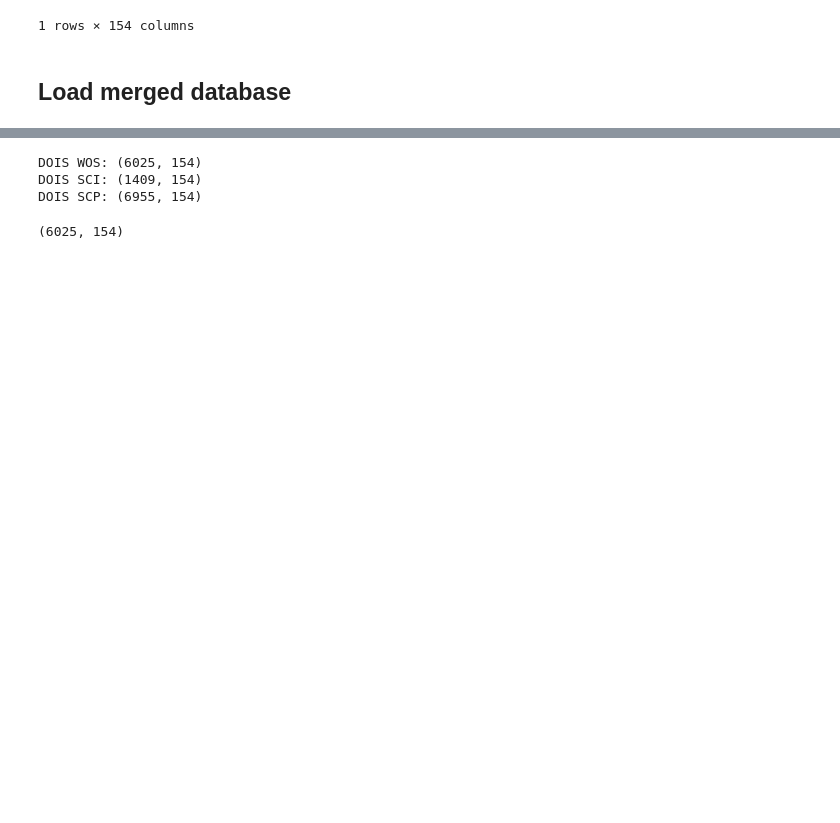
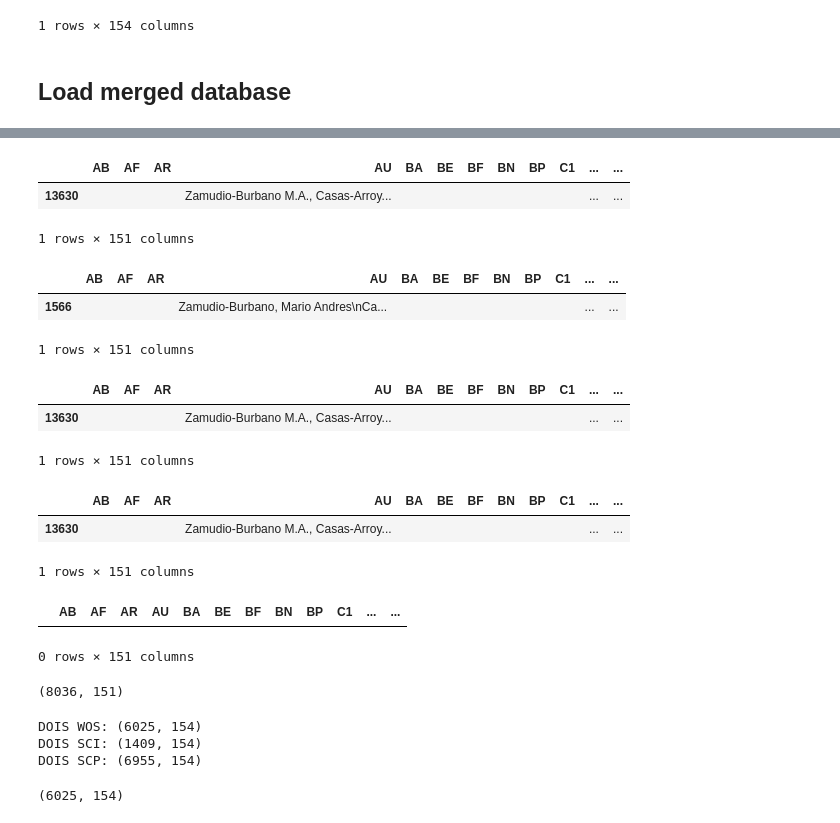
Before and after one commit to restrepo/medicion, a Jupyter notebook: cienciometria/WOS_SCI_SCP.ipynb, the cells around one changed output, grey strips where cells are left out. Drawn from its saved outputs; the diff is of its cells as text; code cells hidden in the pictures; blank space fills up the shorter version.

```diff
--- a/cienciometria/WOS_SCI_SCP.ipynb
+++ b/cienciometria/WOS_SCI_SCP.ipynb
@@ -81,4 +88,6 @@ UDEA.WOS_SCI_SCP.sample()
 udea=wp.wosplus('drive.cfg')
 # %%
 #udea.load_biblio('UDEA_WOS_SCI_SCP.xlsx')
+# %%
+UDEA=pd.read_excel('UDEA_WOS_SCI_SCP.xlsx')
 # %%
@@ -92,3 +140,36 @@ wp.df_split( UDEA, 'DI',Operator='!=',condition='')[0].shape
+# %%
+UDEA[UDEA.DI=='10.1016/j.rca.2015.03.008']
+# %% [output]
+|  | AB | AF | AR | AU | BA | BE | BF | BN | BP | C1 | ... | ... |
+| 13630 |  |  |  | Zamudio-Burbano M.A., Casas-Arroy... |  |  |  |  |  |  | ... | ... |
+1 rows × 151 columns
+# %%
+UDEA[UDEA.SCI_TI.str.contains('Airway management')]
+# %% [output]
+|  | AB | AF | AR | AU | BA | BE | BF | BN | BP | C1 | ... | ... |
+| 1566 |  |  |  | Zamudio-Burbano, Mario Andres\nCa... |  |  |  |  |  |  | ... | ... |
+1 rows × 151 columns
+# %%
+UDEA[UDEA.SCP_Title.str.contains('Airway management')]
+# %% [output]
+|  | AB | AF | AR | AU | BA | BE | BF | BN | BP | C1 | ... | ... |
+| 13630 |  |  |  | Zamudio-Burbano M.A., Casas-Arroy... |  |  |  |  |  |  | ... | ... |
+1 rows × 151 columns
+# %%
+UDEA[UDEA.SCP_DOI=='10.1016/j.rca.2015.03.008']
+# %% [output]
+|  | AB | AF | AR | AU | BA | BE | BF | BN | BP | C1 | ... | ... |
+| 13630 |  |  |  | Zamudio-Burbano M.A., Casas-Arroy... |  |  |  |  |  |  | ... | ... |
+1 rows × 151 columns
+# %%
+UDEA[UDEA.SCI_DI=='10.1016/j.rca.2015.03.008']
+# %% [output]
+|  | AB | AF | AR | AU | BA | BE | BF | BN | BP | C1 | ... | ... |
+0 rows × 151 columns
+# %%
+UDEA.drop_duplicates('DI').shape
+# %% [output]
+(8036, 151)
 # %%
 for t in ['WOS','SCI','SCP']:
     print( 'DOIS {}: {}'.format(t,
```
Also changed, not shown: parts of 17 cells of this notebook.
